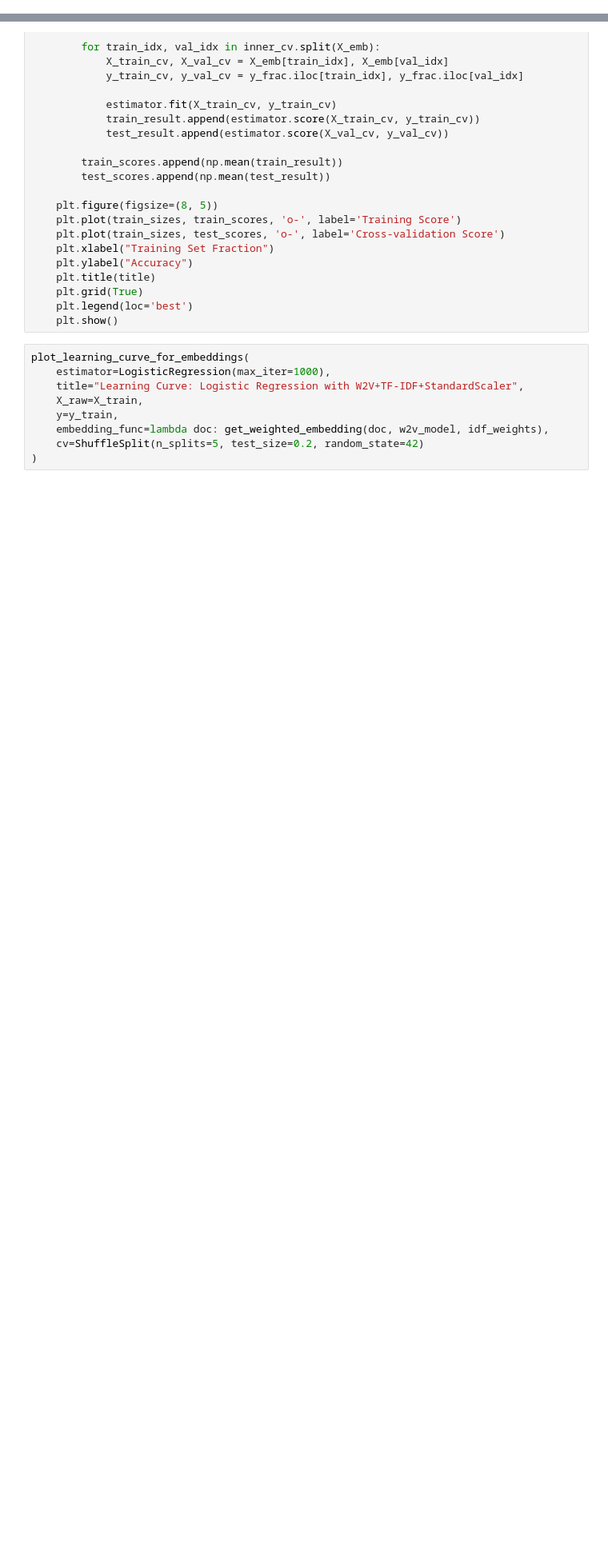
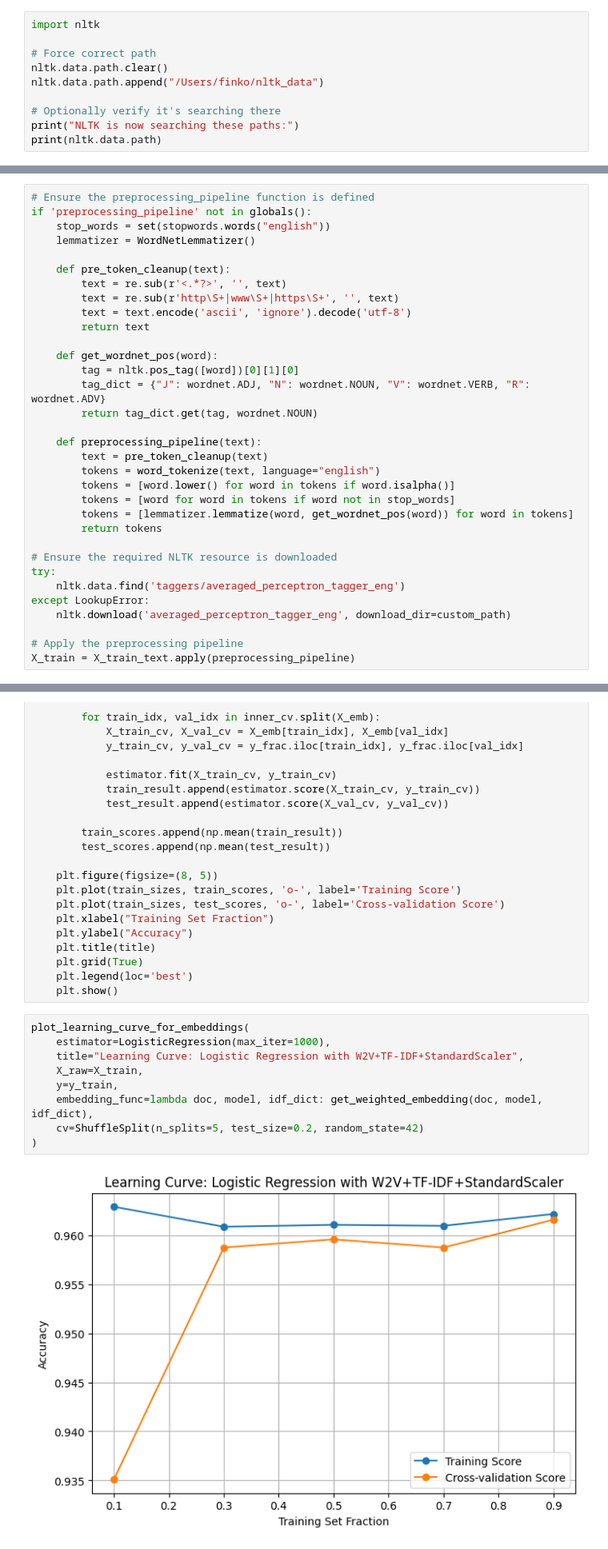
Before and after one commit to Jyok1m/nlp-project, a Jupyter notebook: src/notebooks/notebook_v5.ipynb, the cells around one changed output, grey strips where cells are left out. Shown at 80% size. Cells and saved outputs as stored; diff of their text form; blank space fills up the shorter version.

```diff
--- a/src/notebooks/notebook_v5.ipynb
+++ b/src/notebooks/notebook_v5.ipynb
@@ -40,0 +87,10 @@ X_train_text, X_test_text, y_train, y_test = train_test_split(X, y, test_size=0.
+# %%
+import nltk
+
+# Force correct path
+nltk.data.path.clear()
+nltk.data.path.append("/Users/finko/nltk_data")
+
+# Optionally verify it's searching there
+print("NLTK is now searching these paths:")
+print(nltk.data.path)
@@ -40,0 +144,33 @@ X_train_text, X_test_text, y_train, y_test = train_test_split(X, y, test_size=0.
+# %%
+# Ensure the preprocessing_pipeline function is defined
+if 'preprocessing_pipeline' not in globals():
+	stop_words = set(stopwords.words("english"))
+	lemmatizer = WordNetLemmatizer()
+
+	def pre_token_cleanup(text):
+		text = re.sub(r'<.*?>', '', text)
+		text = re.sub(r'http\S+|www\S+|https\S+', '', text)
+		text = text.encode('ascii', 'ignore').decode('utf-8')
+		return text
+
+	def get_wordnet_pos(word):
+		tag = nltk.pos_tag([word])[0][1][0]
+		tag_dict = {"J": wordnet.ADJ, "N": wordnet.NOUN, "V": wordnet.VERB, "R": wordnet.ADV}
+		return tag_dict.get(tag, wordnet.NOUN)
+
+	def preprocessing_pipeline(text):
+		text = pre_token_cleanup(text)
+		tokens = word_tokenize(text, language="english")
+		tokens = [word.lower() for word in tokens if word.isalpha()]
+		tokens = [word for word in tokens if word not in stop_words]
+		tokens = [lemmatizer.lemmatize(word, get_wordnet_pos(word)) for word in tokens]
+		return tokens
+
+# Ensure the required NLTK resource is downloaded
+try:
+	nltk.data.find('taggers/averaged_perceptron_tagger_eng')
+except LookupError:
+	nltk.download('averaged_perceptron_tagger_eng', download_dir=custom_path)
+
+# Apply the preprocessing pipeline
+X_train = X_train_text.apply(preprocessing_pipeline)
@@ -154,9 +307,11 @@ def plot_learning_curve_for_embeddings(estimator, title, X_raw, y, embedding_fun
 # %%
 plot_learning_curve_for_embeddings(
     estimator=LogisticRegression(max_iter=1000),
     title="Learning Curve: Logistic Regression with W2V+TF-IDF+StandardScaler",
     X_raw=X_train,
     y=y_train,
-    embedding_func=lambda doc: get_weighted_embedding(doc, w2v_model, idf_weights),
+    embedding_func=lambda doc, model, idf_dict: get_weighted_embedding(doc, model, idf_dict),
     cv=ShuffleSplit(n_splits=5, test_size=0.2, random_state=42)
 )
+# %% [output]
+[figure, added]
```
Also changed, not shown: parts of 9 cells of this notebook.
